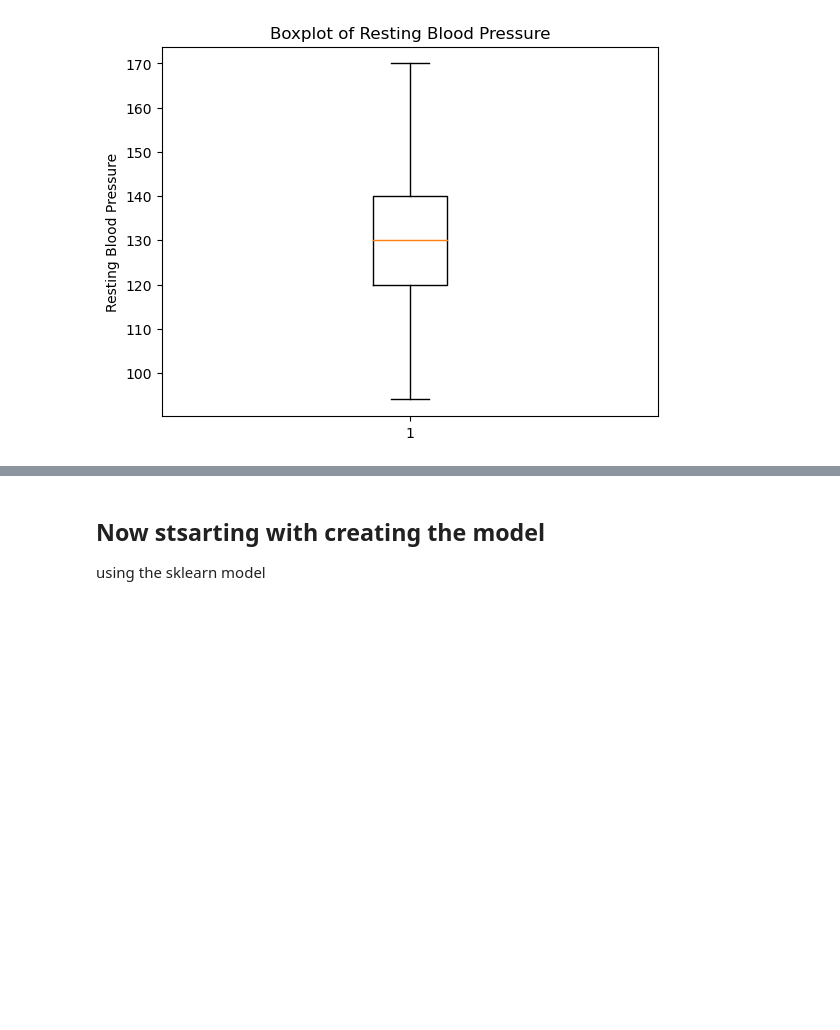
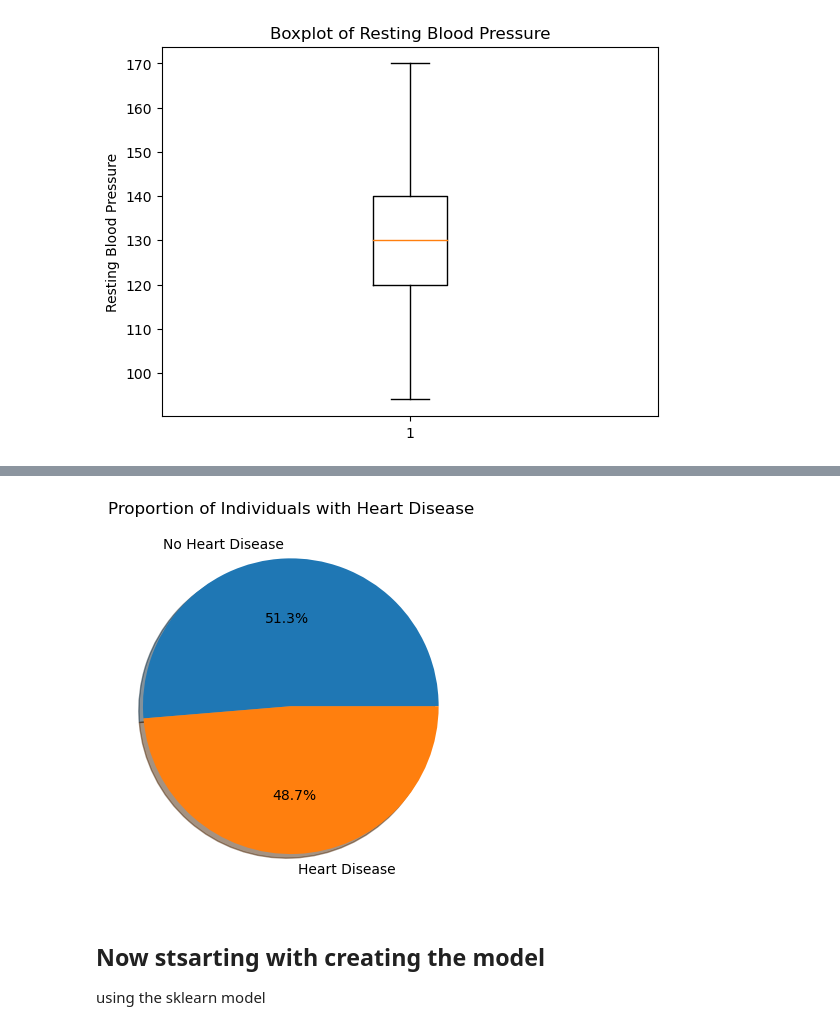
Before and after one commit to FiNiX-GaMmA/heart_diesease_ml_project, a Jupyter notebook: heart-disease-prediction-workbench.ipynb, the cells around one changed output, grey strips where cells are left out. Saved outputs shown, nothing was run; the diff lists cells and outputs as text; code cells hidden in the pictures; blank space fills up the shorter version.

```diff
--- a/heart-disease-prediction-workbench.ipynb
+++ b/heart-disease-prediction-workbench.ipynb
@@ -386,3 +398,11 @@ plt.show()
+# %%
+values = data['target'].value_counts().values
+labels = ['No Heart Disease', 'Heart Disease']
+plt.pie(values, labels=labels, autopct='%1.1f%%', shadow=True)
+plt.title('Proportion of Individuals with Heart Disease')
+plt.show()
+# %% [output]
+[figure, added]
 # %% [markdown]
 ## Now stsarting with creating the model
 
```
Also changed, not shown: parts of 8 cells of this notebook.
